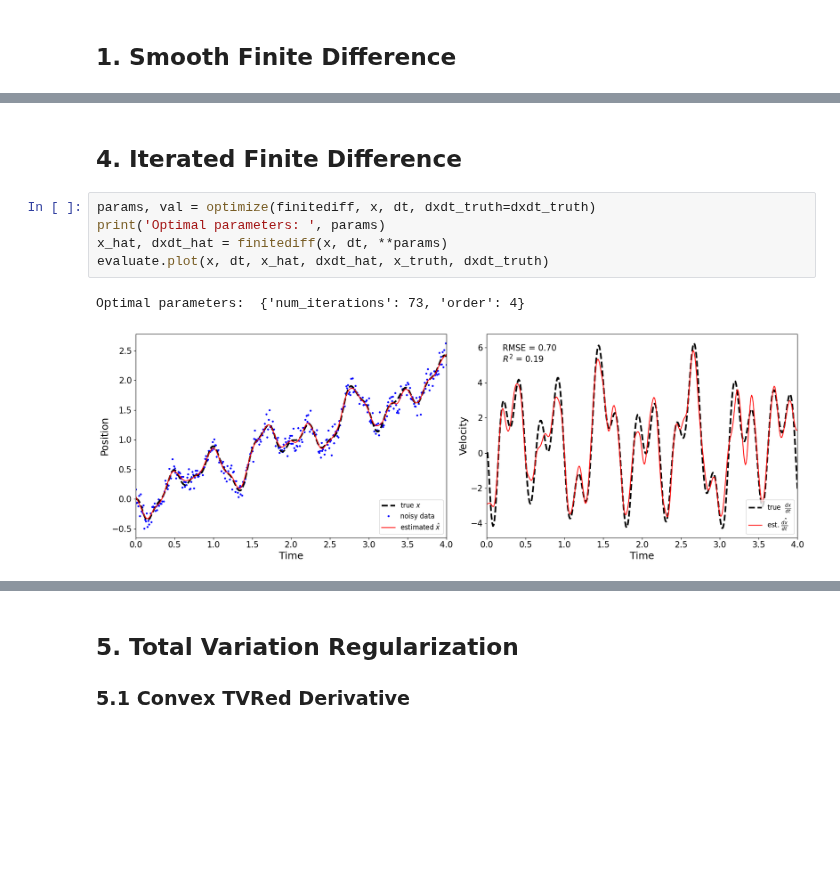
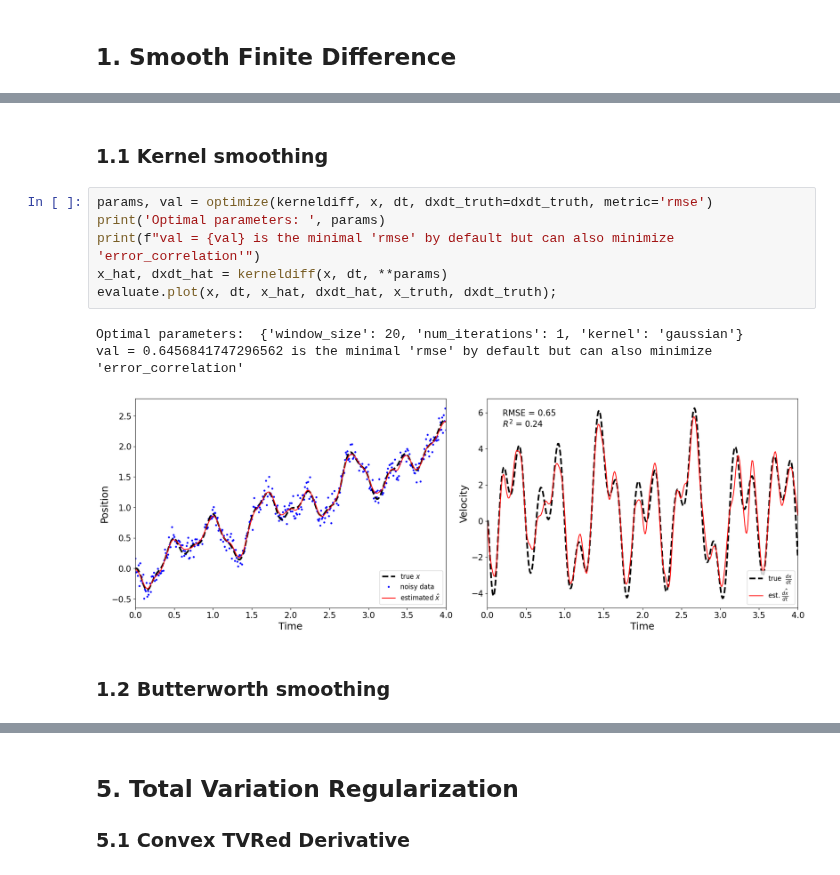
Before and after one commit to florisvb/PyNumDiff, a Jupyter notebook: examples/2a_optimizing_parameters_with_dxdt_known.ipynb, the cells around one changed output, grey strips where cells are left out. Cells and saved outputs as stored; diff of their text form; blank space fills up the shorter version.

```diff
--- a/examples/2a_optimizing_parameters_with_dxdt_known.ipynb
+++ b/examples/2a_optimizing_parameters_with_dxdt_known.ipynb
@@ -190,10 +72,14 @@ Optimal parameters:  {'sigma': np.float64(0.11624999999999996), 'lmbd': np.float
-# %% [markdown]
-## 4. Iterated Finite Difference
-# %%
-params, val = optimize(finitediff, x, dt, dxdt_truth=dxdt_truth)
-print('Optimal parameters: ', params)
-x_hat, dxdt_hat = finitediff(x, dt, **params)
-evaluate.plot(x, dt, x_hat, dxdt_hat, x_truth, dxdt_truth)
-# %% [output]
-Optimal parameters:  {'num_iterations': 73, 'order': 4}
-[figure, removed]
+# %% [markdown]
+### 1.1 Kernel smoothing
+# %%
+params, val = optimize(kerneldiff, x, dt, dxdt_truth=dxdt_truth, metric='rmse')
+print('Optimal parameters: ', params)
+print(f"val = {val} is the minimal 'rmse' by default but can also minimize 'error_correlation'")
+x_hat, dxdt_hat = kerneldiff(x, dt, **params)
+evaluate.plot(x, dt, x_hat, dxdt_hat, x_truth, dxdt_truth);
+# %% [output]
+Optimal parameters:  {'window_size': 20, 'num_iterations': 1, 'kernel': 'gaussian'}
+val = 0.6456841747296562 is the minimal 'rmse' by default but can also minimize 'error_correlation'
+[figure, added]
+# %% [markdown]
+### 1.2 Butterworth smoothing
```
Also changed, not shown: parts of 40 cells of this notebook, 12 other files.
